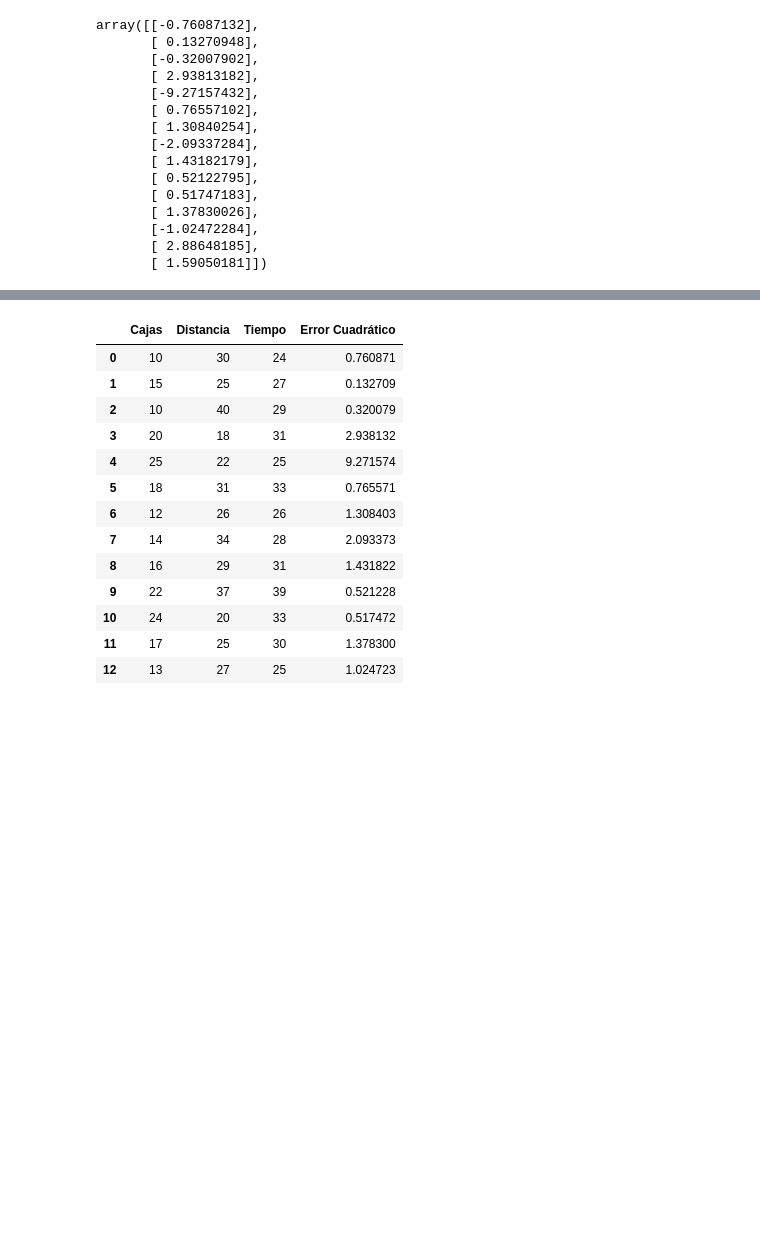
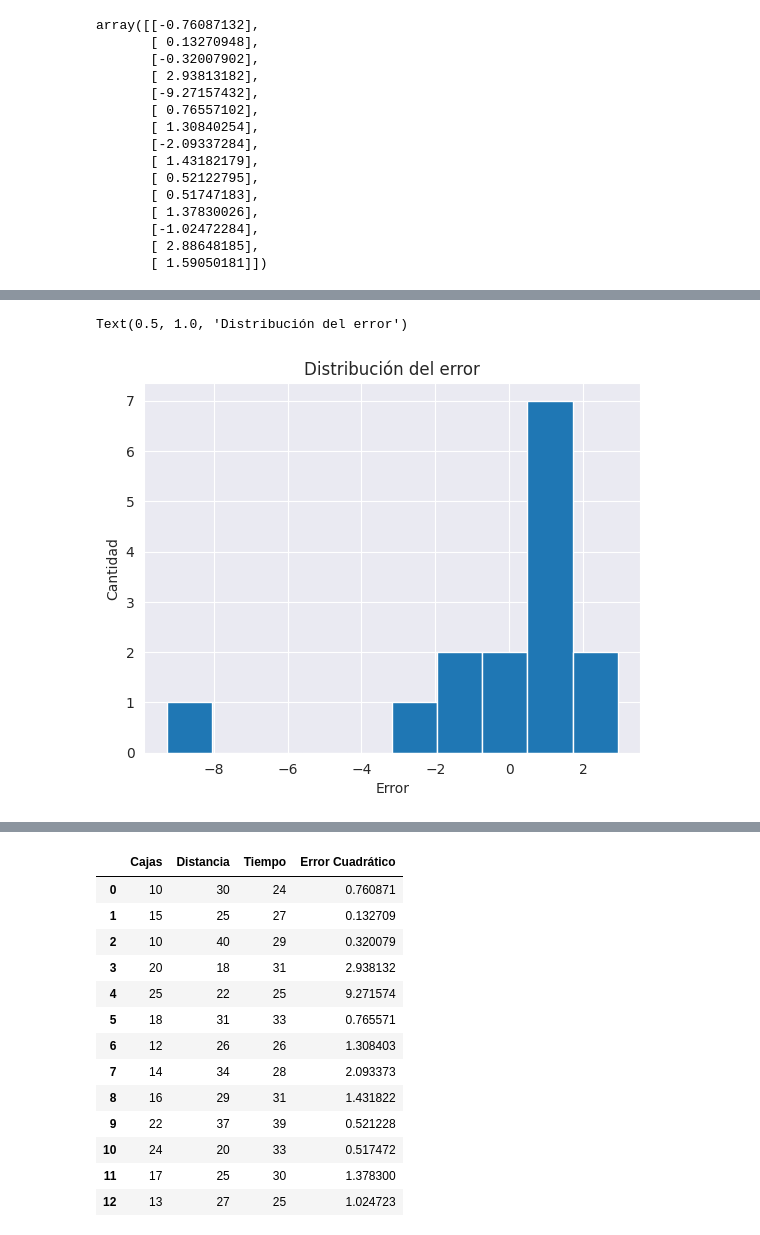
Before and after one commit to prausela/regressions, a Jupyter notebook: beers.ipynb, the cells around one changed output, grey strips where cells are left out. Cells and saved outputs as stored; diff of their text form; code cells hidden in the pictures; blank space fills up the shorter version.

```diff
--- a/beers.ipynb
+++ b/beers.ipynb
@@ -284,0 +294,8 @@ array([[-0.76087132],
+# %%
+plt.hist(error)
+plt.ylabel("Cantidad")
+plt.xlabel("Error")
+plt.title("Distribución del error")
+# %% [output]
+Text(0.5, 1.0, 'Distribución del error')
+[figure, added]
```
Also changed, not shown: parts of 3 cells of this notebook.
